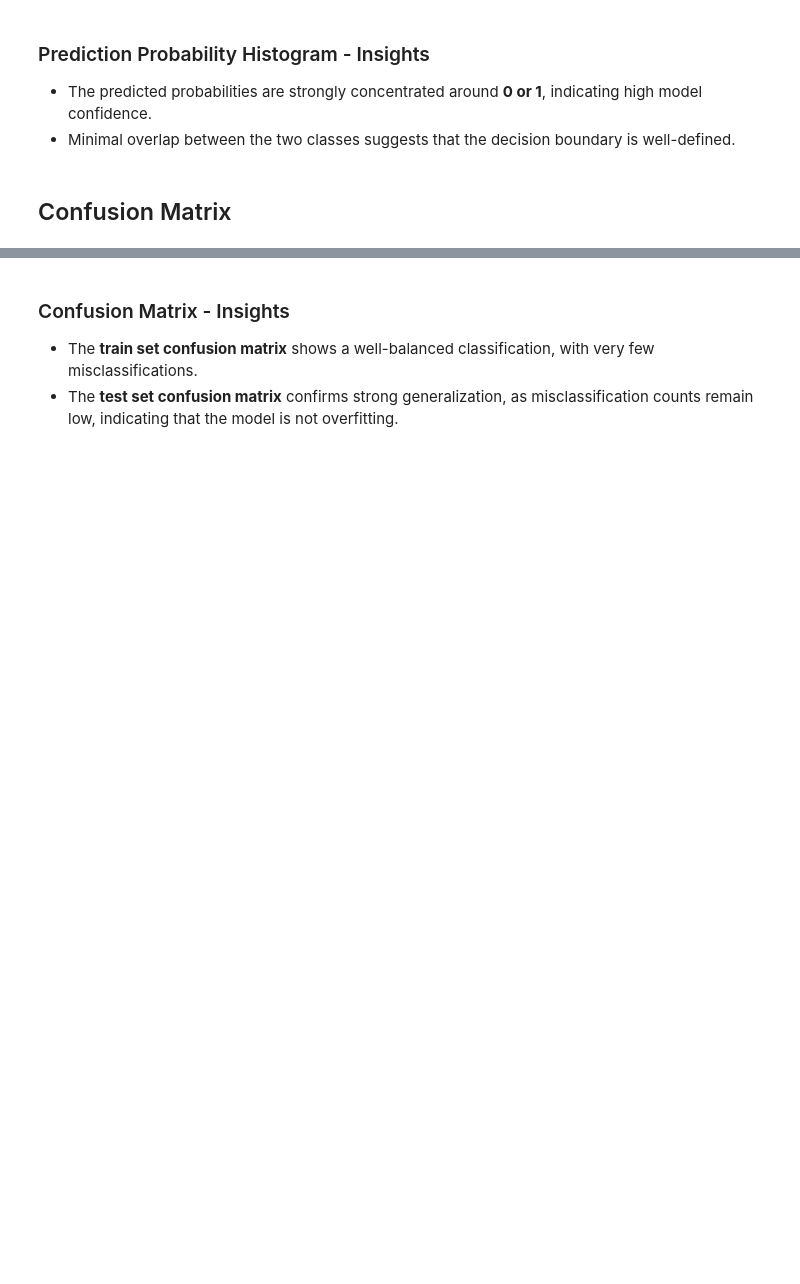
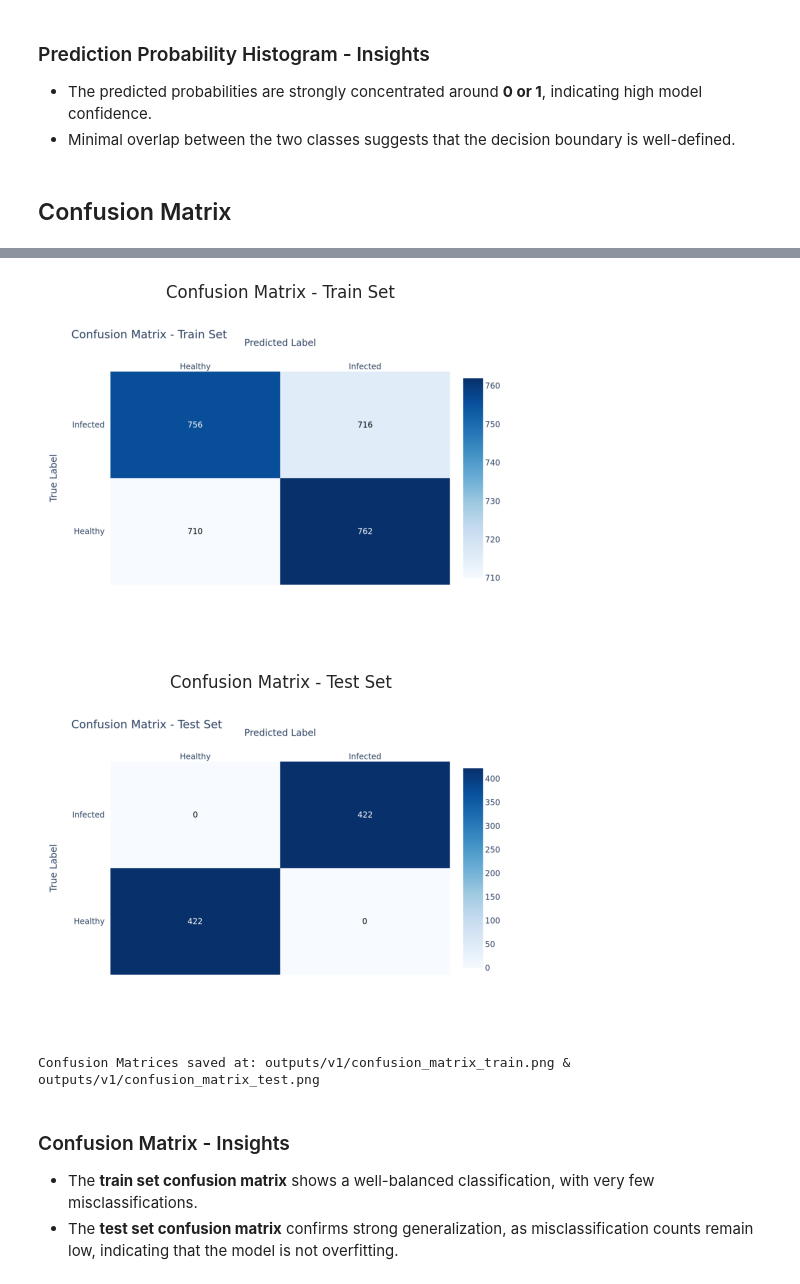
Before and after one commit to micmic210/mildew-detector, a Jupyter notebook: jupyter_notebooks/Modeling_Evaluation-sig-1.ipynb, the cells around one changed output, grey strips where cells are left out. Cells and saved outputs as stored; diff of their text form; code cells hidden in the pictures; blank space fills up the shorter version.

Commit message:
Add results of trial 1 of Sigmoid and revise confusion matrix

```diff
--- a/jupyter_notebooks/Modeling_Evaluation-sig-1.ipynb
+++ b/jupyter_notebooks/Modeling_Evaluation-sig-1.ipynb
@@ -499,6 +616,7 @@ import numpy as np
 import pandas as pd
 import plotly.figure_factory as ff
 import os
+import matplotlib.pyplot as plt
 from sklearn.metrics import confusion_matrix
 
 # Ensure output directory exists
@@ -523,8 +641,7 @@ cm_test = confusion_matrix(y_true_test, y_pred_test)
 df_cm_train = pd.DataFrame(cm_train, index=label_map, columns=label_map)
 df_cm_test = pd.DataFrame(cm_test, index=label_map, columns=label_map)
 
-
-# Create interactive Confusion Matrix
+# Function to create interactive Confusion Matrix
 def create_confusion_matrix_figure(conf_matrix, title):
     fig = ff.create_annotated_heatmap(
         z=conf_matrix.values,
@@ -541,7 +658,6 @@ def create_confusion_matrix_figure(conf_matrix, title):
     )
     return fig
 
-
 # Create interactive plots
 fig_train = create_confusion_matrix_figure(df_cm_train, "Confusion Matrix - Train Set")
 fig_test = create_confusion_matrix_figure(df_cm_test, "Confusion Matrix - Test Set")
@@ -554,7 +670,18 @@ test_cm_path = os.path.join(output_dir, "confusion_matrix_test.png")
 fig_train.write_image(train_cm_path, scale=2)
 fig_test.write_image(test_cm_path, scale=2)
 
-# Show the interactive Confusion Matrix (Train)
+# Show both Train and Test Confusion Matrices interactively
 fig_train.show()
+fig_test.show()
+
+# Display the saved static Confusion Matrices in the notebook
+for path, title in zip([train_cm_path, test_cm_path], ["Train Set", "Test Set"]):
+    img = plt.imread(path)
+    plt.figure(figsize=(6, 6))
+    plt.imshow(img)
+    plt.axis("off")
+    plt.title(f"Confusion Matrix - {title}")
+    plt.show()
 
 print(f"Confusion Matrices saved at: {train_cm_path} & {test_cm_path}")
+# %% [output]
@@ -561,3 +692,6 @@ print(f"Confusion Matrices saved at: {train_cm_path} & {test_cm_path}")
+[figure, added]
+[figure, added]
+Confusion Matrices saved at: outputs/v1/confusion_matrix_train.png & outputs/v1/confusion_matrix_test.png
 # %% [markdown]
 ### Confusion Matrix - Insights
 
```
Also changed, not shown: parts of 33 cells of this notebook, 14 other files.
